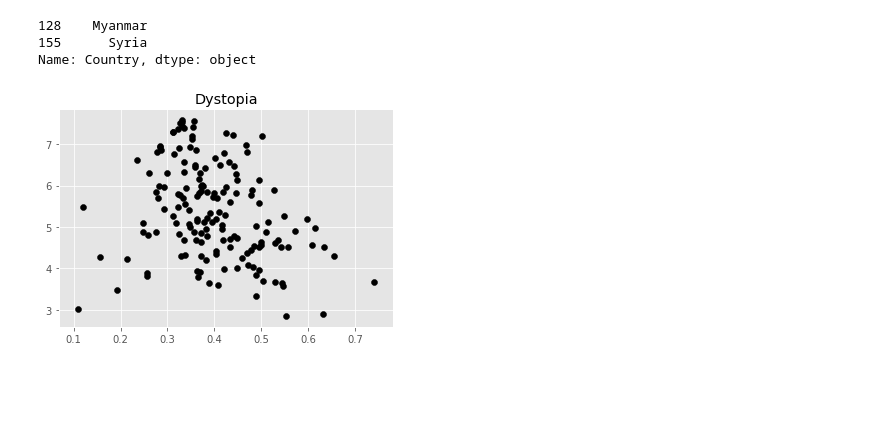
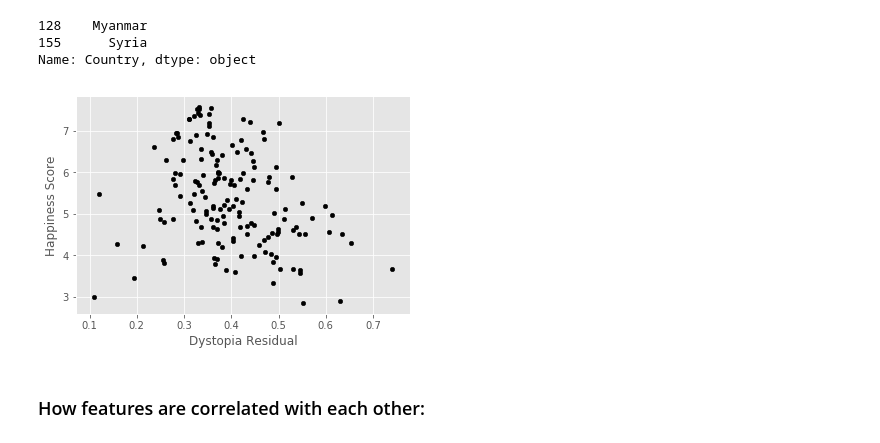
Before and after one commit to neil-ash/Kaggle, a Jupyter notebook: World_Happiness/World_Happiness_Exploration.ipynb, the cells around one changed output. Drawn from its saved outputs; the diff is of its cells as text; code cells hidden in the pictures; blank space fills up the shorter version.

```diff
--- a/World_Happiness/World_Happiness_Exploration.ipynb
+++ b/World_Happiness/World_Happiness_Exploration.ipynb
@@ -18,7 +18,7 @@ import seaborn as sns
 import matplotlib.pyplot as plt
 import matplotlib.style; matplotlib.style.use('ggplot')
 # %%
-df = pd.read_csv('data//2015.csv')
+df = pd.read_csv('data/2015.csv')
 # %%
 # happy countries
 df.head()
@@ -151,7 +148,8 @@ df[df['Generosity'] > 0.15].Country
 155      Syria
 Name: Country, dtype: object
 # %%
-plt.title('Dystopia')
-plt.scatter(df['Dystopia Residual'], df['Happiness Score'], c='k');
+df.plot.scatter(x='Dystopia Residual', y='Happiness Score', c='k');
 # %% [output]
-[figure, old version]
+[figure, new version]
+# %% [markdown]
+### How features are correlated with each other:
```
Also changed, not shown: parts of 28 cells of this notebook.
